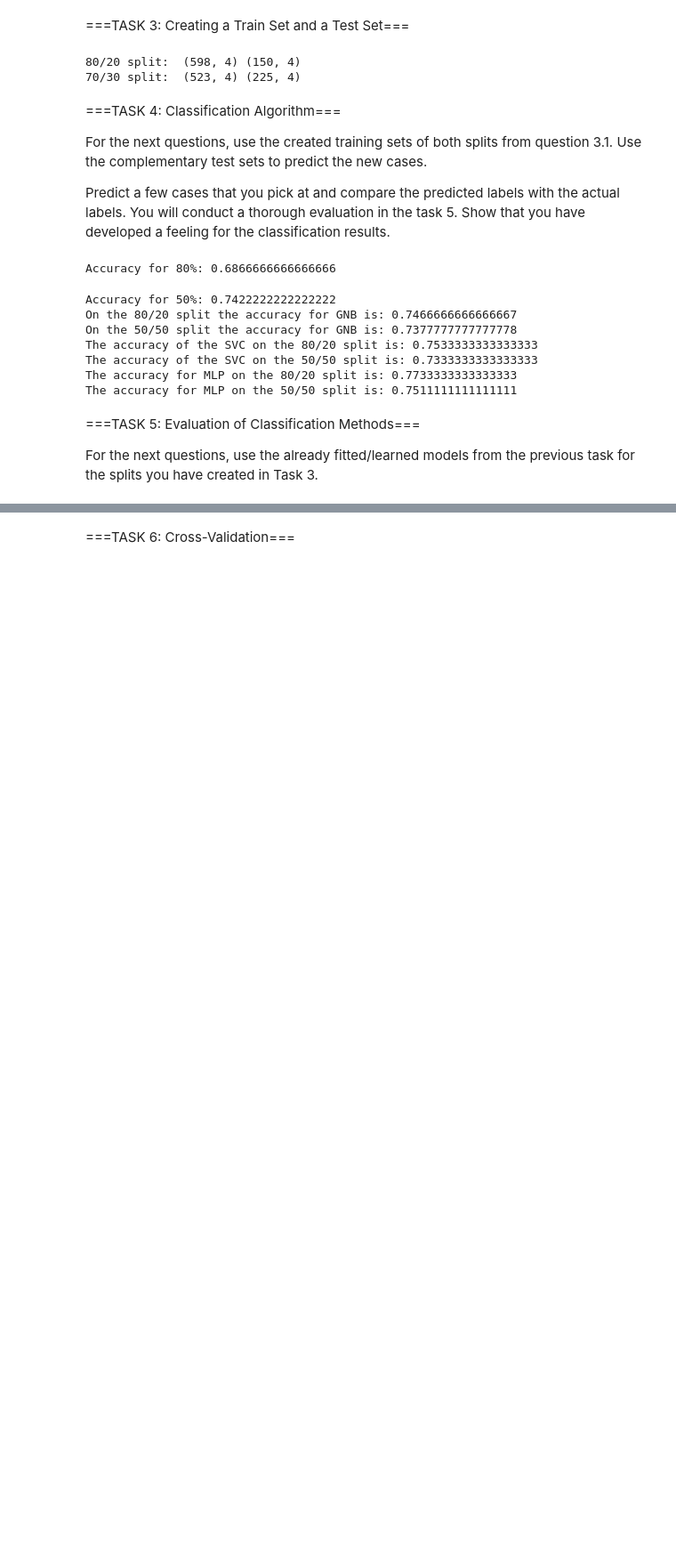
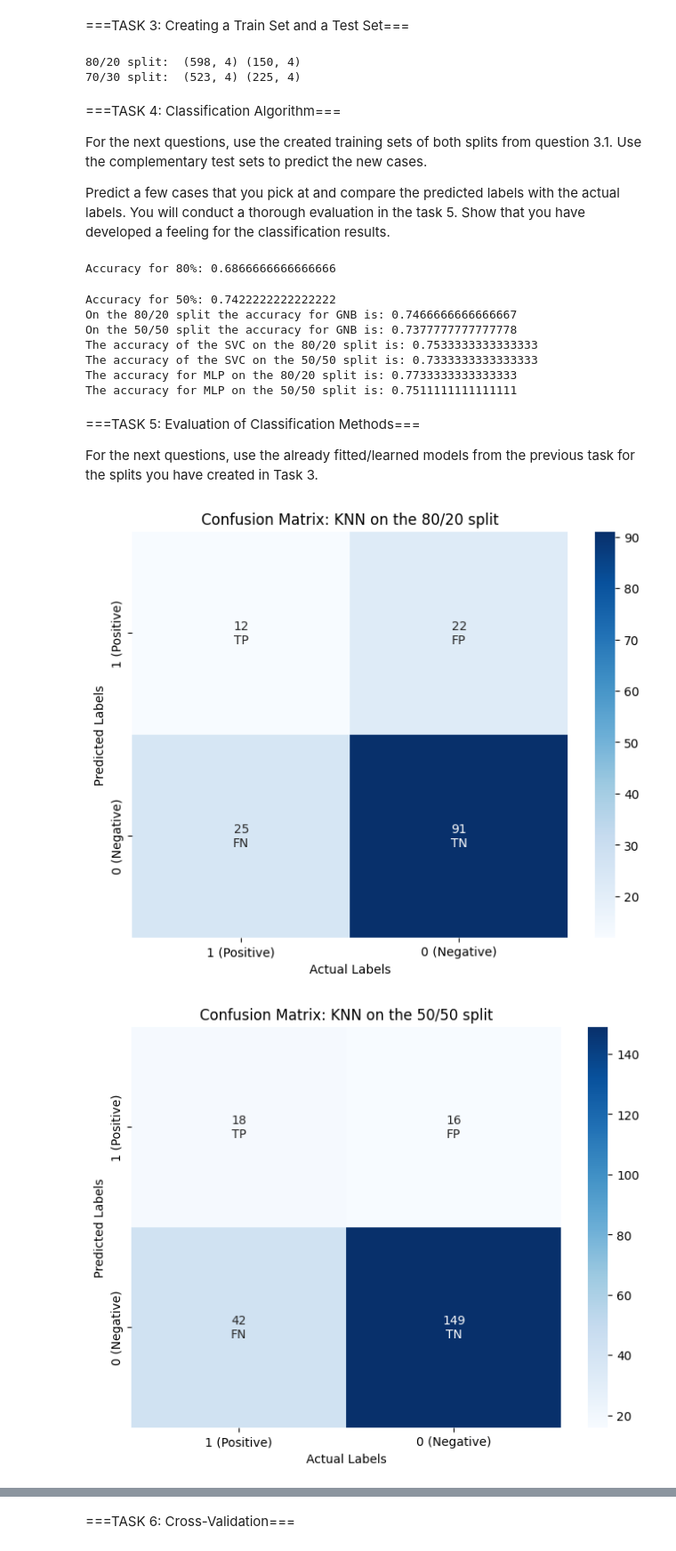
Before and after one commit to JasonvO2222/DA_P3, a Jupyter notebook: DA3notebook.ipynb, the cells around one changed output, grey strips where cells are left out. Shown: that part at 89% size. Cells and saved outputs as stored; diff of their text form; code cells hidden in the pictures; blank space fills up the shorter version.

```diff
--- a/DA3notebook.ipynb
+++ b/DA3notebook.ipynb
@@ -306,0 +299,58 @@ for the splits you have created in Task 3.
+# %%
+# Task 5.1 - Manually implement a confusion matrix to evaluate the results of the classification
+# models. You are not allowed to use any predefined functions or libraries.
+
+def create_confusion_matrix(y_test, y_prediction, message):
+
+    classes = np.unique(y_test)
+    n = len(classes)
+
+    cm = np.zeros((n, n), dtype=int) # create a confusion matrix filled with zeros
+    class_to_index = {label: idx for idx, label in enumerate(classes)} # dictionary which maps class to an index for the confusion matrix
+    zipped_labels = zip(y_test, y_prediction) # zip result so we can compare
+
+
+    for actual_label, pred_label in zipped_labels:
+        true_idx = class_to_index[actual_label] # get index
+        pred_idx = class_to_index[pred_label] # get index
+        cm[1-pred_idx, 1-true_idx] += 1 # add 1 to according point in matrix
+
+    # Plot the confusion matrix using seaborn for visualization
+
+    names = np.empty((n, n), dtype=object)
+    names[0, 0] = "TP"
+    names[1, 0] = "FN"
+    names[0, 1] = "FP"
+    names[1, 1] = "TN"
+
+
+    custom = np.empty((n, n), dtype=object)
+    for i in range(n):
+        for j in range(n):
+            custom[i, j] = f"{cm[i, j]}\n{names[i, j]}"
+
+
+    plt.figure(figsize=(8, 6))
+    sns.heatmap(cm, annot=custom, fmt="", cmap="Blues", xticklabels=["1 (Positive)", "0 (Negative)"], yticklabels=["1 (Positive)", "0 (Negative)"])
+    plt.title("Confusion Matrix: "+message)
+    plt.ylabel("Predicted Labels")
+    plt.xlabel("Actual Labels")
+    plt.show()
+
+create_confusion_matrix(y_test_20, predicted_labels, "KNN on the 80/20 split")
+create_confusion_matrix(y_test_50, predicted_labels50, "KNN on the 50/50 split")
+create_confusion_matrix(y_test_20, gnb80_predict_y, "GNB on the 80/20 split")
+create_confusion_matrix(y_test_50, gnb50_predict_y, "GNB on the 50/50 split")
+create_confusion_matrix(y_test_20, sv80_predict_y, "SV on the 80/20 split")
+create_confusion_matrix(y_test_50, sv50_predict_y, "SV on the 50/50 split")
+create_confusion_matrix(y_test_20, mlp80_pred_y, "MLP on the 80/20 split")
+create_confusion_matrix(y_test_50, mlp50_pred_y, "MLP on the 50/50 split")
+
+
+# Task 5.2 - Use Sklearn's classification report function to evaluate the results of the classification
+# models.
+
+# Task 5.3 - Use Sklearn's fbeta score function to evaluate the results of the classification models.
+# %% [output]
+[figure, added]
+[figure, added]
```
Also changed, not shown: parts of 2 cells of this notebook.
